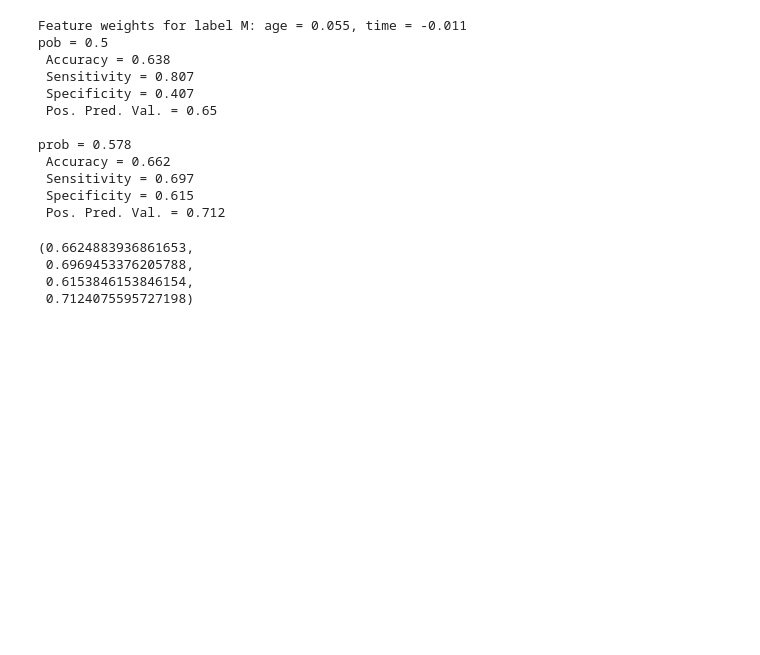
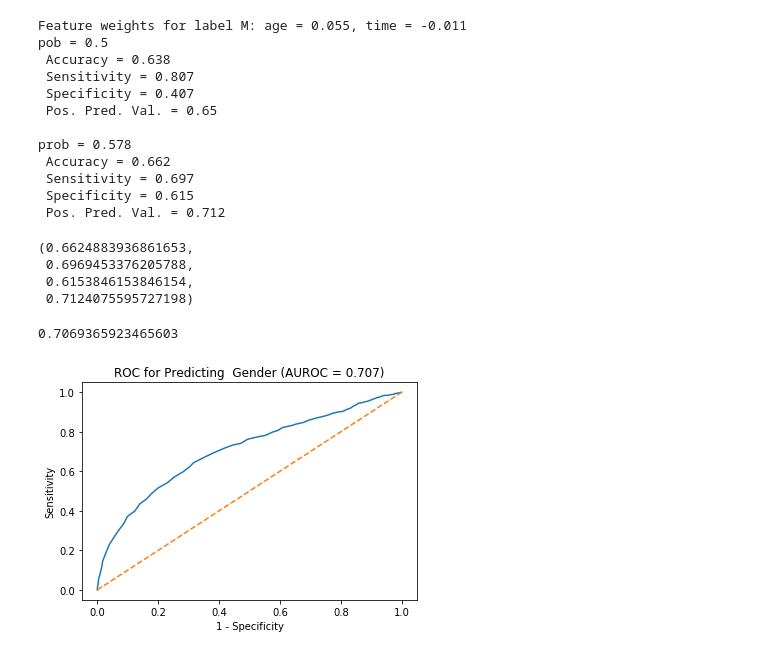
Before and after one commit to hayo0914/ICPP, a Jupyter notebook: 24-Classification-and-Logistic-Regression.ipynb, the cells around one changed output. Drawn from its saved outputs; the diff is of its cells as text; code cells hidden in the pictures; blank space fills up the shorter version.

```diff
--- a/24-Classification-and-Logistic-Regression.ipynb
+++ b/24-Classification-and-Logistic-Regression.ipynb
@@ -515,0 +530,28 @@ prob = 0.578
+# %%
+"""
+以下のコードは, ロジスティック回帰による分類機に対するROC曲線の実線をプロットする.
+点線はラベルをランダムに選ぶランダム分類機に対するROC曲線である.
+まず最初に曲線を補完し(確率が離散的な値をもっているので), 次にROC曲線を積分することによってAUROCを計算ことができるが
+しかし, 単に関数をsklearn.metrics.aucを呼び出して計算できる.
+"""
+def buildROC(model, testSet, label, title, plot = True):
+    xVals, yVals = [], []
+    p = 0.0
+    while p <= 1.0:
+        truePos, falsePos, trueNeg, falseNeg = applyModel(model, testSet, label, p)
+        xVals.append(1.0 - specificity(trueNeg, falsePos))
+        yVals.append(sensitivity(truePos, falseNeg))
+        p += 0.01
+    auroc = sklearn.metrics.auc(xVals, yVals, True)
+    if plot:
+        pylab.plot(xVals, yVals)
+        pylab.plot([0, 1], [0, 1,], '--')
+        pylab.title(title + ' (AUROC = ' + str(round(auroc, 3)) + ')')
+        pylab.xlabel('1 - Specificity')
+        pylab.ylabel('Sensitivity')
+    return auroc
+
+buildROC(model, test, 'M', 'ROC for Predicting  Gender')
+# %% [output]
+0.7069365923465603
+[figure, added]
```
Also changed, not shown: parts of 7 cells of this notebook, 1 other file.
